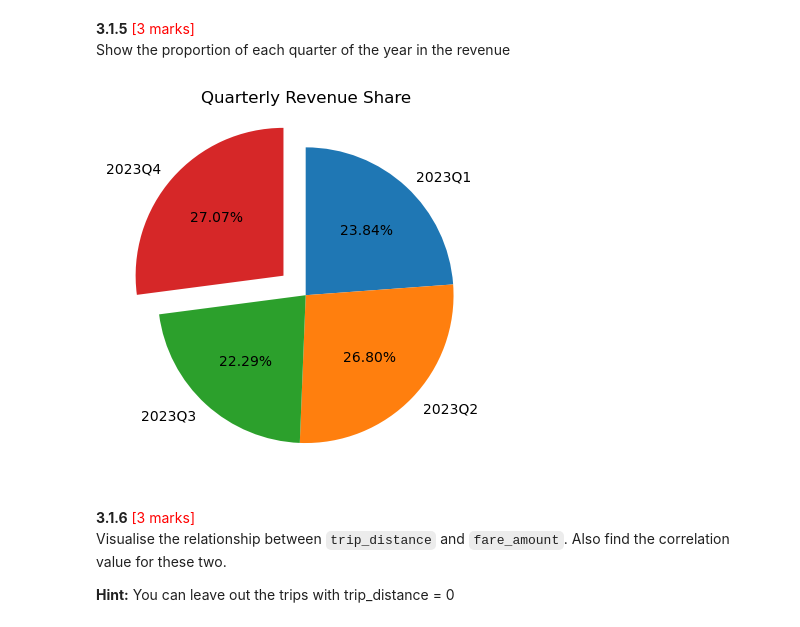
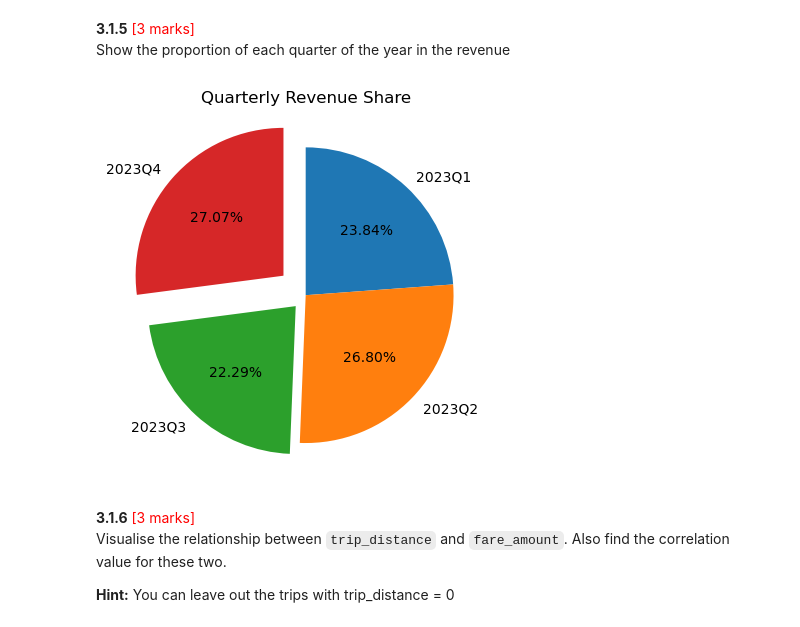
Before and after one commit to mpyar/eda_nyc_taxi, a Jupyter notebook: Analysis/EDA_Assg_NYC_Taxi_Starter.ipynb, the cells around one changed output. Cells and saved outputs as stored; diff of their text form; code cells hidden in the pictures.

```diff
--- a/Analysis/EDA_Assg_NYC_Taxi_Starter.ipynb
+++ b/Analysis/EDA_Assg_NYC_Taxi_Starter.ipynb
@@ -1148,26 +1089,26 @@ Show the proportion of each quarter of the year in the revenue
 # %%
 # Calculate proportion of each quarter
 df_non_zeros['quarter'] = df_non_zeros['tpep_pickup_datetime'].dt.to_period('Q')
 #Removed the only record falling under 2022Q4 because of boundary dates
 df_non_zeros = df_non_zeros.drop(df_non_zeros[df_non_zeros['quarter']=='2022Q4'].index)
 quarterly_revenue =(df_non_zeros.groupby('quarter')['total_amount'].sum().reset_index().sort_values('quarter'))
 
-myexplode = [0,0,0,0.2]
+myexplode = [0,0,0.1,0.2]
 plt.pie(
     quarterly_revenue['total_amount'],
     labels=quarterly_revenue['quarter'].astype(str),
     autopct='%1.2f%%',
     startangle=90,
     counterclock=False,
     explode = myexplode
 )
 plt.title("Quarterly Revenue Share")
 plt.show()
 
 
 ##Q4 share is high and Q3 is the least
 # %% [output]
-[figure, old version]
+[figure, new version]
 # %% [markdown]
 **3.1.6** <font color = red>[3 marks]</font> <br>
 Visualise the relationship between `trip_distance` and `fare_amount`. Also find the correlation value for these two.
```
Also changed, not shown: parts of 45 cells of this notebook, 1 other file.
